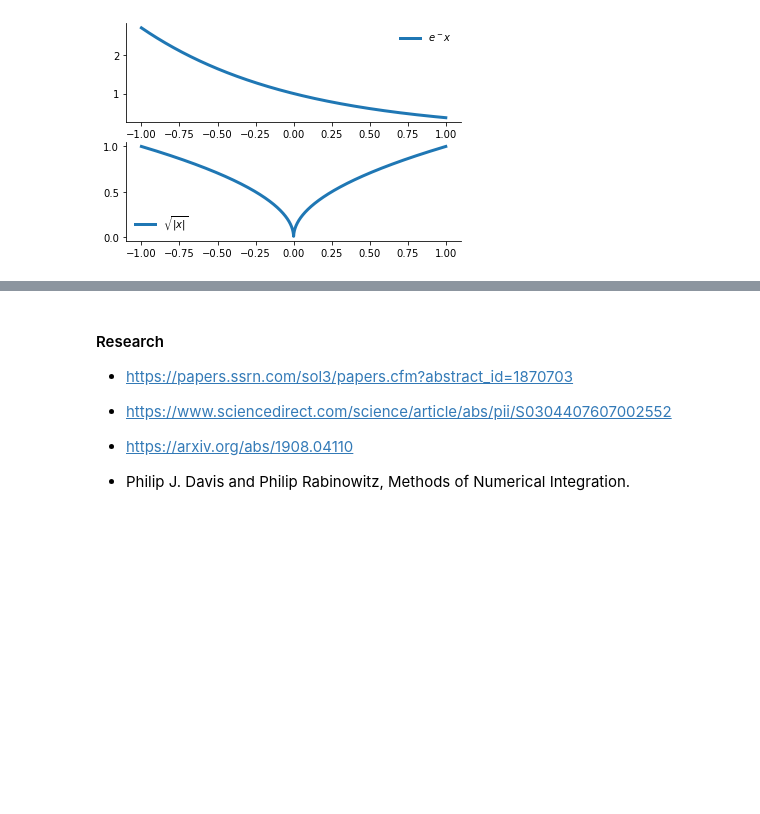
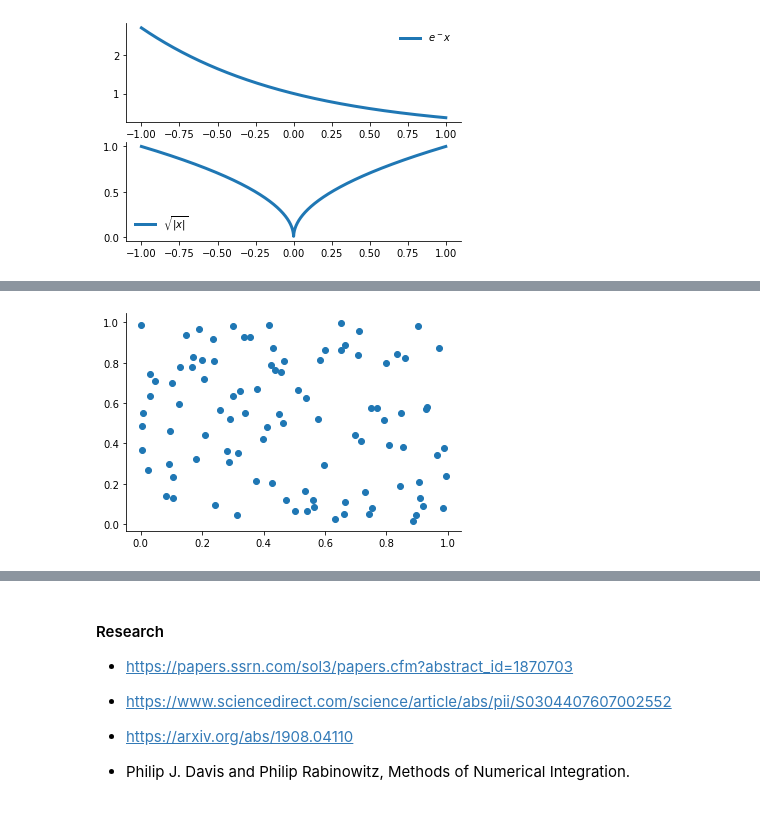
Before and after one commit to OpenSourceEconomics/ose-course-scientific-computing, a Jupyter notebook: lectures/integration/notebook.ipynb, the cells around one changed output, grey strips where cells are left out. Drawn from its saved outputs; the diff is of its cells as text; code cells hidden in the pictures; blank space fills up the shorter version.

```diff
--- a/lectures/integration_differentiation/notebook.ipynb
+++ b/lectures/integration/notebook.ipynb
@@ -233,0 +290,4 @@ plot_benchmarking_exercise()
+# %%
+plot_naive_monte_carlo(100)
+# %% [output]
+[figure, added]
```
Also changed, not shown: parts of 22 cells of this notebook, 19 other files.
